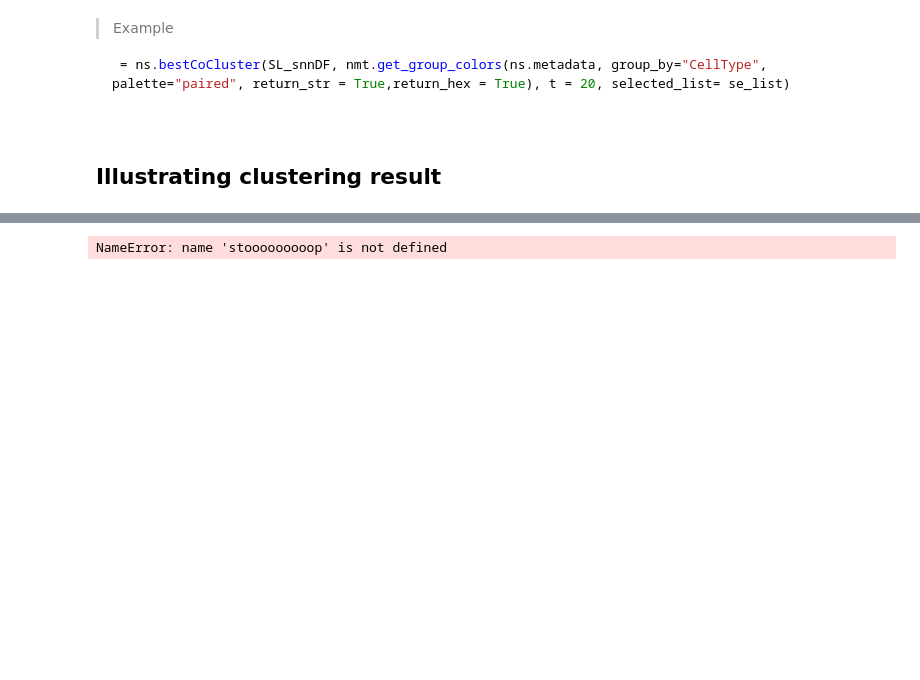
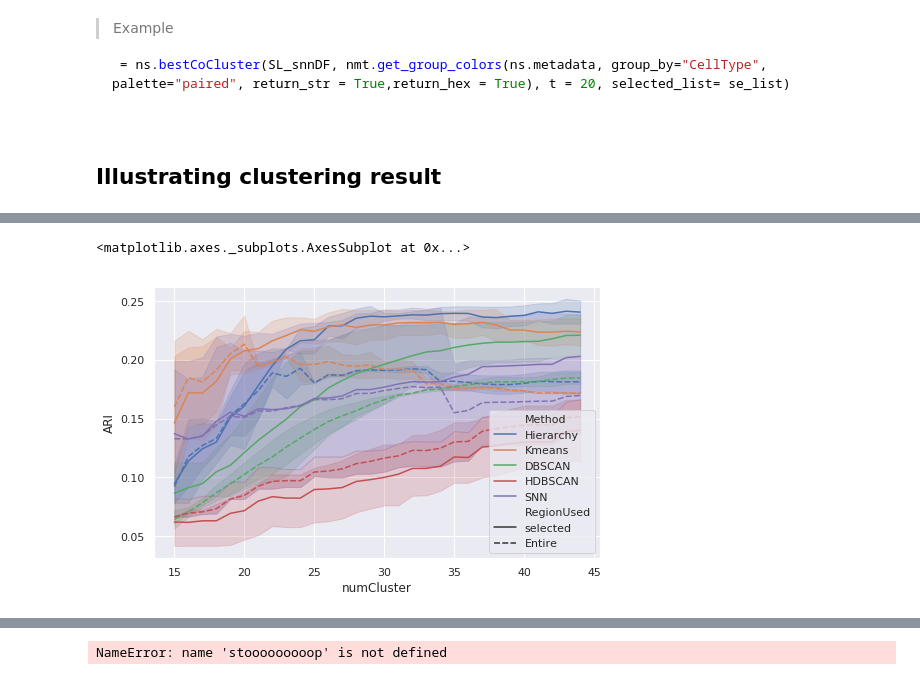
Before and after one commit to zijun-zhao/NMTcode, a Jupyter notebook: Code/Pipeline-Draft_APSL-11Nov.ipynb, the cells around one changed output, grey strips where cells are left out. Saved outputs shown, nothing was run; the diff lists cells and outputs as text; code cells hidden in the pictures; blank space fills up the shorter version.

```diff
--- a/Code/Pipeline-Draft_APSL-11Nov.ipynb
+++ b/Code/Pipeline-Draft_APSL-11Nov.ipynb
@@ -531,0 +719,33 @@ KeyboardInterrupt:
+# %%
+import itertools
+
+ARI_DF = pd.DataFrame(columns = ['FeatureSet','numCluster','RegionUsed','Method','ARI'],index = range(600))
+ARI_DF.loc[0:300,'FeatureSet'] = 'AP'
+ARI_DF.loc[300:,'FeatureSet'] = 'SL'
+L = list(itertools.repeat("selected", 30))
+for i in (list(itertools.repeat("Entire", 30))):
+    L.append(i)
+ARI_DF.loc[:,'RegionUsed']= L*10
+ARI_DF.loc[:,'numCluster']= np.tile(range(15,45), 20)
+ARI_DF.loc[:,'Method']= [ele for ele in ['Hierarchy','Kmeans','DBSCAN','HDBSCAN','SNN'] for _ in range(60)]*2
+ARI_DF.iloc[0:30,4] = hier_AP_list_se
+ARI_DF.iloc[30:60,4] = hier_AP_list
+ARI_DF.iloc[60:90,4] = kmeans_AP_list_se
+ARI_DF.iloc[90:120,4] = kmeans_AP_list
+ARI_DF.iloc[120:150,4] = dbscan_AP_list_se
+ARI_DF.iloc[150:180,4] = dbscan_AP_list
+ARI_DF.iloc[180:210,4] = hdbscan_AP_list_se
+ARI_DF.iloc[210:240,4] = hdbscan_AP_list
+ARI_DF.iloc[240:270,4] = snn_AP_list_se
+ARI_DF.iloc[270:300,4] = snn_AP_list
+ARI_DF.iloc[300:330,4] = hier_SL_list_se
+ARI_DF.iloc[330:360,4] = hier_SL_list
+ARI_DF.iloc[360:390,4] = kmeans_SL_list_se
+ARI_DF.iloc[390:420,4] = kmeans_SL_list
+ARI_DF.iloc[420:450,4] = dbscan_SL_list_se
+ARI_DF.iloc[450:480,4] = dbscan_SL_list
+ARI_DF.iloc[480:510,4] = hdbscan_SL_list_se
+ARI_DF.iloc[510:540,4] = hdbscan_SL_list
+ARI_DF.iloc[540:570,4] = hdbscan_SL_list_se
+ARI_DF.iloc[570:600,4] = hdbscan_SL_list
+ARI_DF[['numCluster', 'ARI']] = ARI_DF[['numCluster', 'ARI']].astype(float)
@@ -531,0 +756,6 @@ KeyboardInterrupt:
+# %%
+sns.lineplot(x="numCluster", y="ARI",style="RegionUsed",
+             hue="Method",        data=ARI_DF)
+# %% [output]
+<matplotlib.axes._subplots.AxesSubplot at 0x...>
+[figure, added]
```
Also changed, not shown: parts of 31 cells of this notebook, 2 other files.
